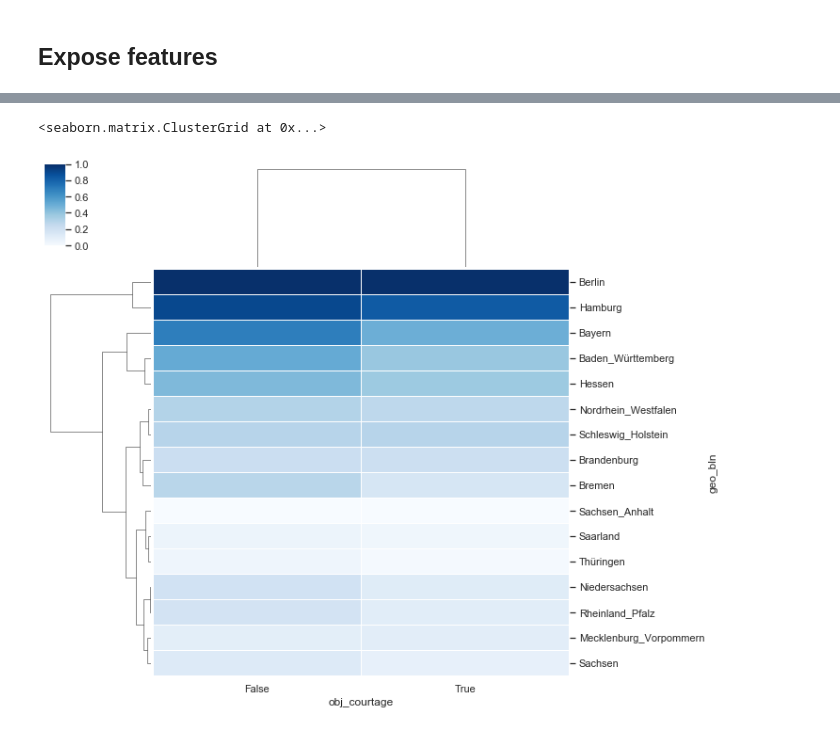
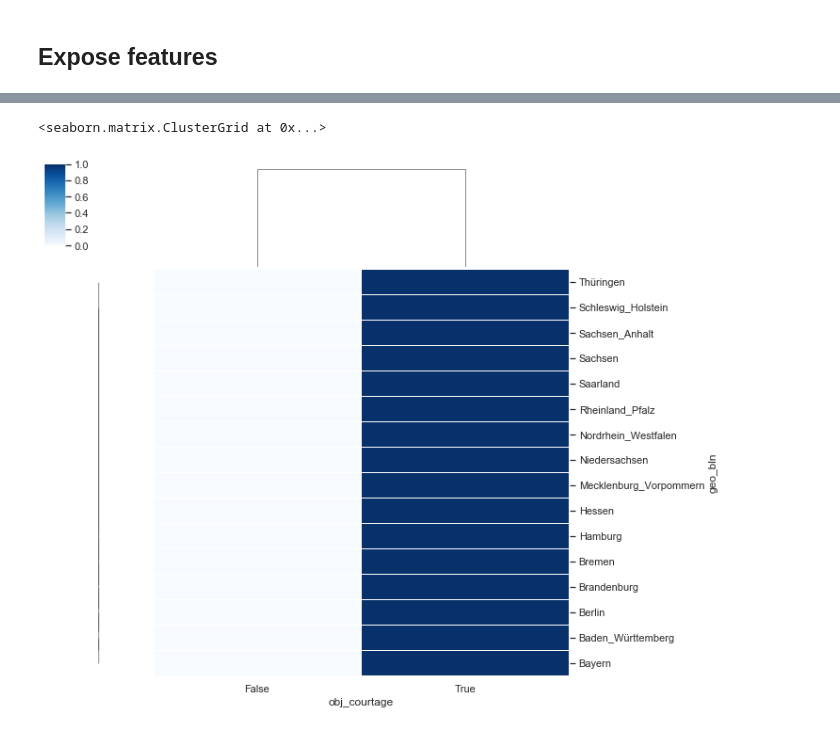
Before and after one commit to arnimpdm/Immoscout-scraper-analysis-and-other-magic, a Jupyter notebook: Analysis and Predicition - Immowelt data.ipynb, the cells around one changed output, grey strips where cells are left out. Drawn from its saved outputs; the diff is of its cells as text; code cells hidden in the pictures.

```diff
--- a/Analysis and Predicition - Immowelt data.ipynb
+++ b/Analysis and Predicition - Immowelt data.ipynb
@@ -2087,5 +2218,5 @@ grouped
 # %%
-sns.clustermap(grouped, cmap="Blues", linewidth=.5, standard_scale=1)
+sns.clustermap(grouped, cmap="Blues", linewidth=.5, standard_scale=0)
 # %% [output]
 <seaborn.matrix.ClusterGrid at 0x...>
-[figure, old version]
+[figure, new version]
```
Also changed, not shown: parts of 117 cells of this notebook.
